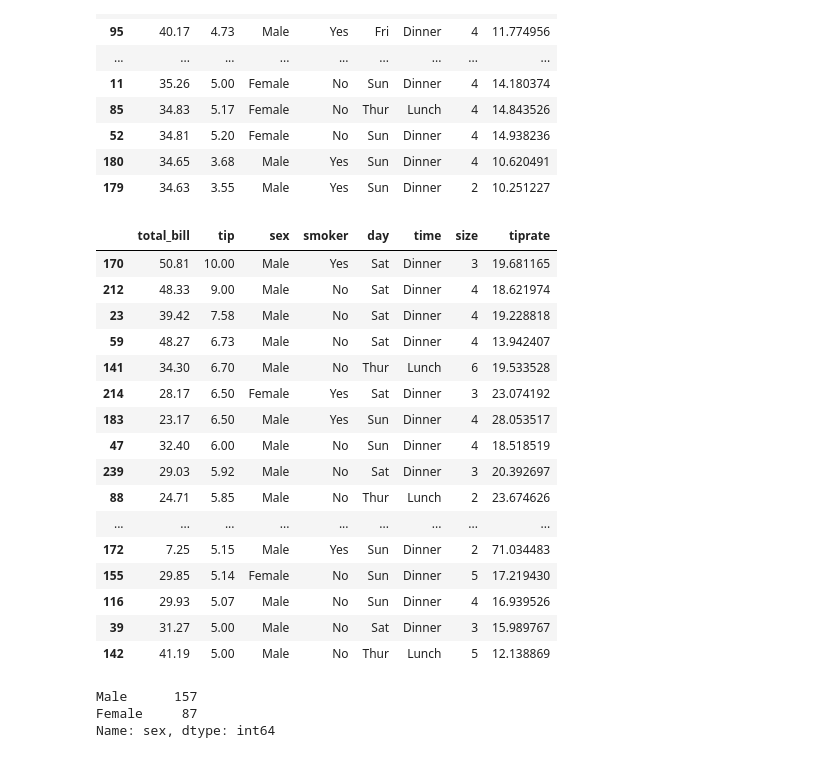
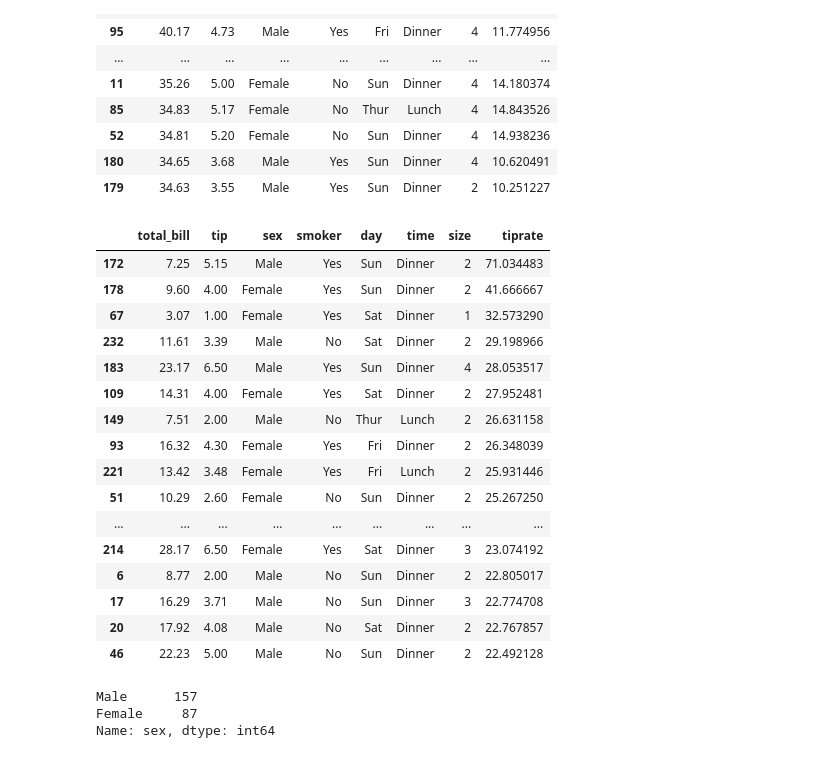
Before and after one commit to zoecahill1/fundamentals-project, a Jupyter notebook: tips-dataset.ipynb, the cells around one changed output. Cells and saved outputs as stored; diff of their text form; code cells hidden in the pictures.

```diff
--- a/tips-dataset.ipynb
+++ b/tips-dataset.ipynb
@@ -103,27 +120,27 @@ bill.head(20)
 | 180 | 34.65 | 3.68 | Male | Yes | Sun | Dinner | 4 | 10.620491 |
 | 179 | 34.63 | 3.55 | Male | Yes | Sun | Dinner | 2 | 10.251227 |
 # %%
-tiptotal = tips.sort_values("tip", ascending = False)
+tiptotal = tips.sort_values("tiprate", ascending = False)
 tiptotal.head(20)
 # also biggest tipper seem to be male and at dinner and the weekend
 # %% [output]
 |  | total_bill | tip | sex | smoker | day | time | size | tiprate |
-| 170 | 50.81 | 10.00 | Male | Yes | Sat | Dinner | 3 | 19.681165 |
-| 212 | 48.33 | 9.00 | Male | No | Sat | Dinner | 4 | 18.621974 |
-| 23 | 39.42 | 7.58 | Male | No | Sat | Dinner | 4 | 19.228818 |
-| 59 | 48.27 | 6.73 | Male | No | Sat | Dinner | 4 | 13.942407 |
-| 141 | 34.30 | 6.70 | Male | No | Thur | Lunch | 6 | 19.533528 |
+| 172 | 7.25 | 5.15 | Male | Yes | Sun | Dinner | 2 | 71.034483 |
+| 178 | 9.60 | 4.00 | Female | Yes | Sun | Dinner | 2 | 41.666667 |
+| 67 | 3.07 | 1.00 | Female | Yes | Sat | Dinner | 1 | 32.573290 |
+| 232 | 11.61 | 3.39 | Male | No | Sat | Dinner | 2 | 29.198966 |
+| 183 | 23.17 | 6.50 | Male | Yes | Sun | Dinner | 4 | 28.053517 |
+| 109 | 14.31 | 4.00 | Female | Yes | Sat | Dinner | 2 | 27.952481 |
+| 149 | 7.51 | 2.00 | Male | No | Thur | Lunch | 2 | 26.631158 |
+| 93 | 16.32 | 4.30 | Female | Yes | Fri | Dinner | 2 | 26.348039 |
+| 221 | 13.42 | 3.48 | Female | Yes | Fri | Lunch | 2 | 25.931446 |
+| 51 | 10.29 | 2.60 | Female | No | Sun | Dinner | 2 | 25.267250 |
+| ... | ... | ... | ... | ... | ... | ... | ... | ... |
 | 214 | 28.17 | 6.50 | Female | Yes | Sat | Dinner | 3 | 23.074192 |
-| 183 | 23.17 | 6.50 | Male | Yes | Sun | Dinner | 4 | 28.053517 |
-| 47 | 32.40 | 6.00 | Male | No | Sun | Dinner | 4 | 18.518519 |
-| 239 | 29.03 | 5.92 | Male | No | Sat | Dinner | 3 | 20.392697 |
-| 88 | 24.71 | 5.85 | Male | No | Thur | Lunch | 2 | 23.674626 |
-| ... | ... | ... | ... | ... | ... | ... | ... | ... |
-| 172 | 7.25 | 5.15 | Male | Yes | Sun | Dinner | 2 | 71.034483 |
-| 155 | 29.85 | 5.14 | Female | No | Sun | Dinner | 5 | 17.219430 |
-| 116 | 29.93 | 5.07 | Male | No | Sun | Dinner | 4 | 16.939526 |
-| 39 | 31.27 | 5.00 | Male | No | Sat | Dinner | 3 | 15.989767 |
-| 142 | 41.19 | 5.00 | Male | No | Thur | Lunch | 5 | 12.138869 |
+| 6 | 8.77 | 2.00 | Male | No | Sun | Dinner | 2 | 22.805017 |
+| 17 | 16.29 | 3.71 | Male | No | Sun | Dinner | 3 | 22.774708 |
+| 20 | 17.92 | 4.08 | Male | No | Sat | Dinner | 2 | 22.767857 |
+| 46 | 22.23 | 5.00 | Male | No | Sun | Dinner | 2 | 22.492128 |
 # %%
 tips.sex
 tips["sex"].value_counts()
```
Also changed, not shown: parts of 23 cells of this notebook, 1 other file.
